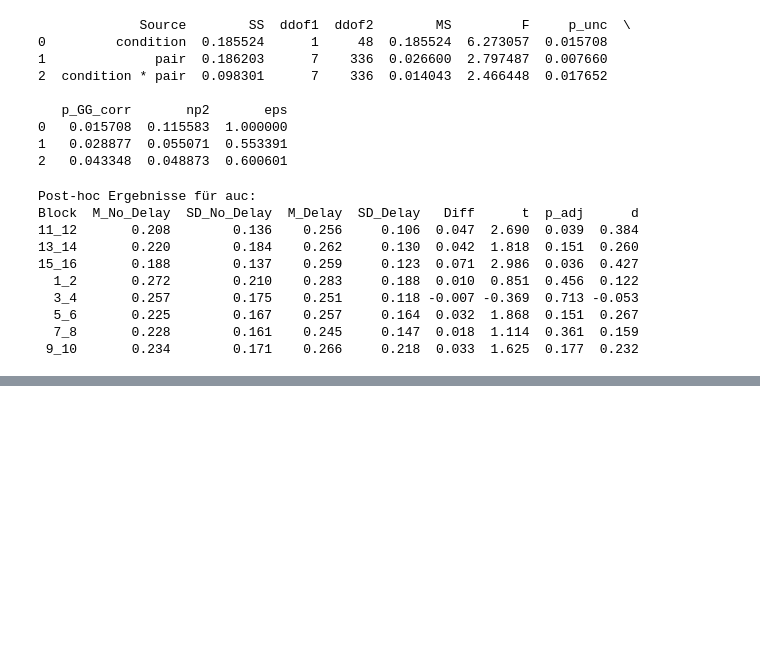
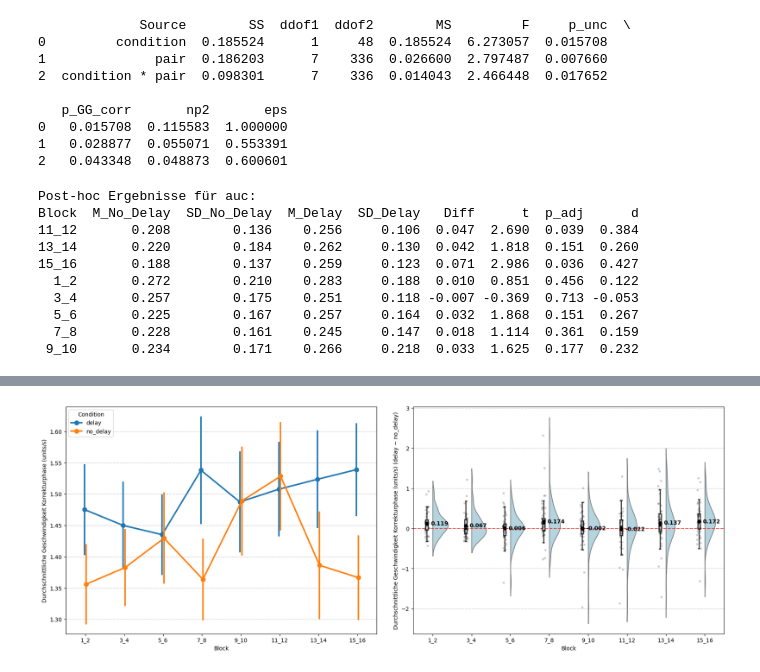
Before and after one commit to Michael1Mueller/Analyse-der-Latenz-induzierten-Nutzerverlangsamung-anhand-Mausbewegungsdaten, a Jupyter notebook: preStudy/effect.ipynb, the cells around one changed output, grey strips where cells are left out. Cells and saved outputs as stored; diff of their text form; code cells hidden in the pictures; blank space fills up the shorter version.

```diff
--- a/preStudy/effect.ipynb
+++ b/preStudy/effect.ipynb
@@ -714,0 +766,20 @@ Block  M_No_Delay  SD_No_Delay  M_Delay  SD_Delay   Diff      t  p_adj      d
+# %%
+df_diff_avg_correction_speed = stat_df.pivot_table(
+    index=['id', 'pair'],
+    columns='condition',
+    values='avg_correction_speed'
+).reset_index()
+df_diff_avg_correction_speed['diff'] = df_diff_avg_correction_speed['delay'] - df_diff_avg_correction_speed['no_delay']
+# %%
+fig, ax = plot_results(
+    stat_df=stat_df,
+    diff_df=df_diff_avg_correction_speed,
+    y_col="avg_correction_speed",
+    ylabel_left="Durchschnittliche Geschwindigkeit Korrekturphase (units/s)",
+    ylabel_right="Durchschnittliche Geschwindigkeit Korrekturphase (units/s) (delay − no_delay)",
+    pair_order=pair_order,
+    base_size=10,
+    decimals=3
+)
+# %% [output]
+[figure, added]
```
Also changed, not shown: parts of 7 cells of this notebook, 9 other files.
